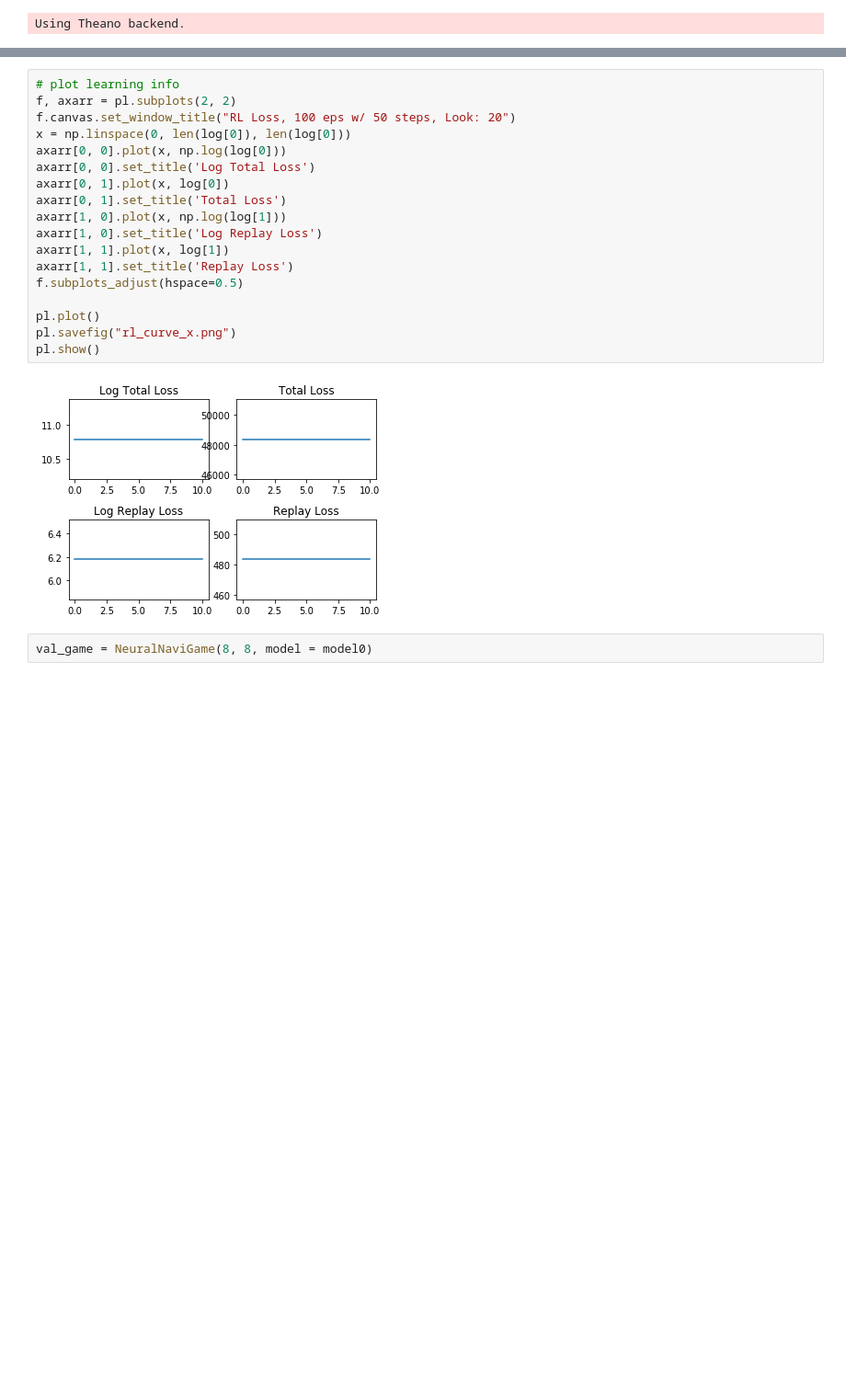
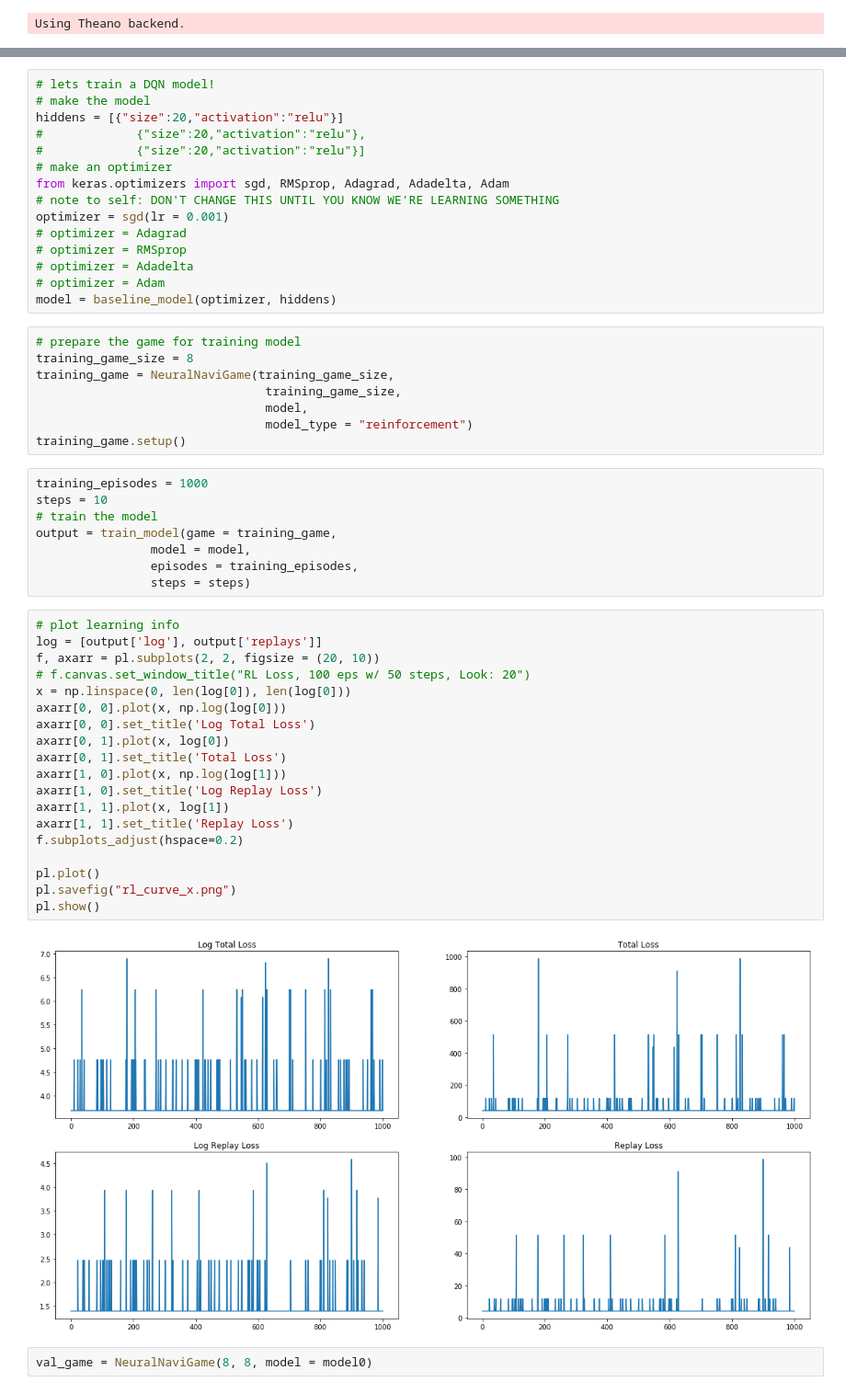
Before and after one commit to tab0r/Neural.Swarms, a Jupyter notebook: NaviGame/Reinforcement Model Training.ipynb, the cells around one changed output, grey strips where cells are left out. Shown at 92% size. Drawn from its saved outputs; the diff is of its cells as text; blank space fills up the shorter version.

```diff
--- a/NaviGame/Reinforcement Model Training.ipynb
+++ b/NaviGame/Reinforcement Model Training.ipynb
@@ -33,23 +6,55 @@ log = train_model(game = training_game,
+# %%
+# lets train a DQN model!
+# make the model
+hiddens = [{"size":20,"activation":"relu"}]
+#             {"size":20,"activation":"relu"},
+#             {"size":20,"activation":"relu"}]
+# make an optimizer
+from keras.optimizers import sgd, RMSprop, Adagrad, Adadelta, Adam
+# note to self: DON'T CHANGE THIS UNTIL YOU KNOW WE'RE LEARNING SOMETHING
+optimizer = sgd(lr = 0.001)
+# optimizer = Adagrad
+# optimizer = RMSprop
+# optimizer = Adadelta
+# optimizer = Adam
+model = baseline_model(optimizer, hiddens)
+# %%
+# prepare the game for training model
+training_game_size = 8
+training_game = NeuralNaviGame(training_game_size,
+                                training_game_size,
+                                model,
+                                model_type = "reinforcement")
+training_game.setup()
+# %%
+training_episodes = 1000
+steps = 10
+# train the model
+output = train_model(game = training_game,
+                model = model,
+                episodes = training_episodes,
+                steps = steps)
 # %%
 # plot learning info
-f, axarr = pl.subplots(2, 2)
-f.canvas.set_window_title("RL Loss, 100 eps w/ 50 steps, Look: 20")
+log = [output['log'], output['replays']]
+f, axarr = pl.subplots(2, 2, figsize = (20, 10))
+# f.canvas.set_window_title("RL Loss, 100 eps w/ 50 steps, Look: 20")
 x = np.linspace(0, len(log[0]), len(log[0]))
 axarr[0, 0].plot(x, np.log(log[0]))
 axarr[0, 0].set_title('Log Total Loss')
 axarr[0, 1].plot(x, log[0])
 axarr[0, 1].set_title('Total Loss')
 axarr[1, 0].plot(x, np.log(log[1]))
 axarr[1, 0].set_title('Log Replay Loss')
 axarr[1, 1].plot(x, log[1])
 axarr[1, 1].set_title('Replay Loss')
-f.subplots_adjust(hspace=0.5)
+f.subplots_adjust(hspace=0.2)
 
 pl.plot()
 pl.savefig("rl_curve_x.png")
 pl.show()
 # %% [output]
-[figure, old version]
+[figure, new version]
 # %%
 val_game = NeuralNaviGame(8, 8, model = model0)
 # %%
```
Also changed, not shown: parts of 1 cell of this notebook, 4 other files.
